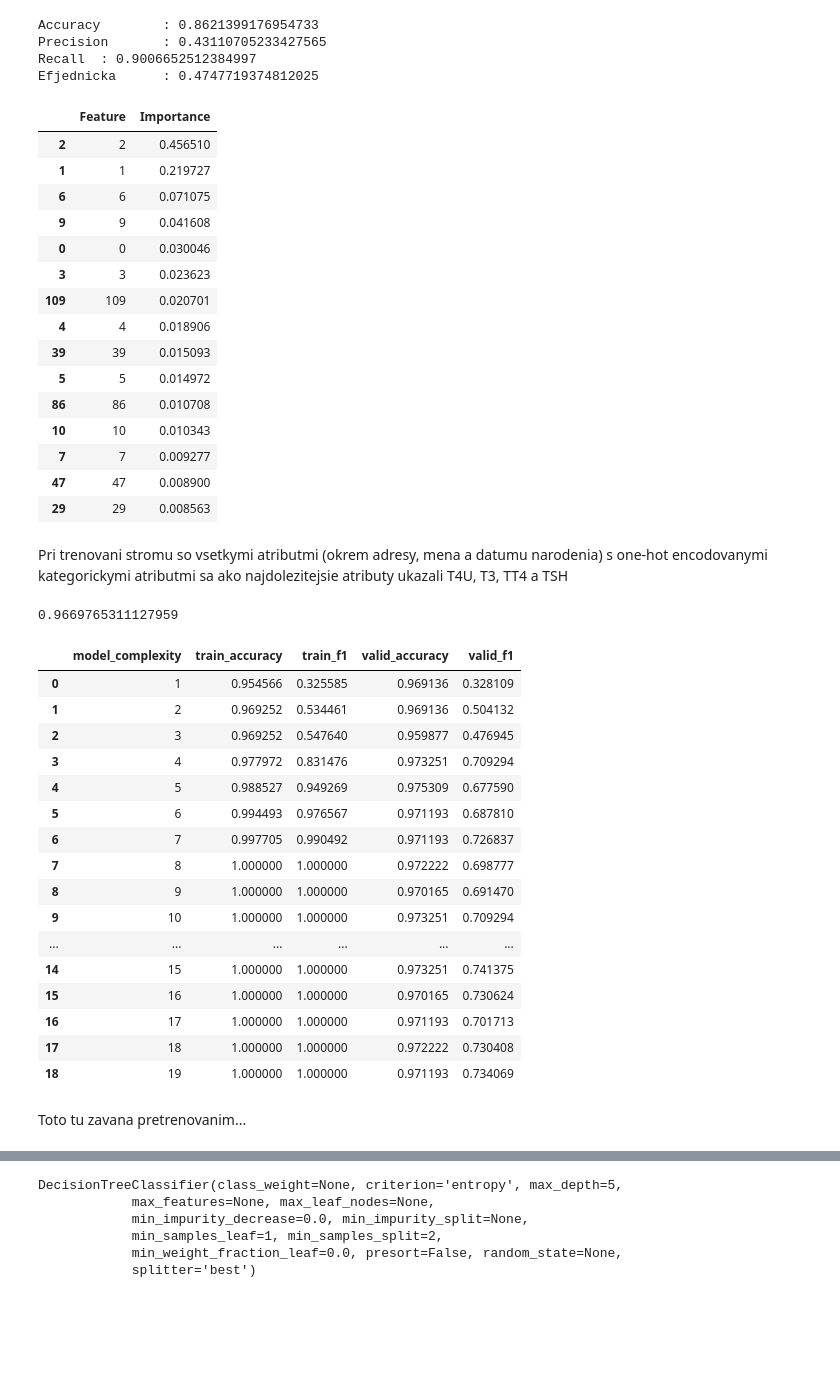
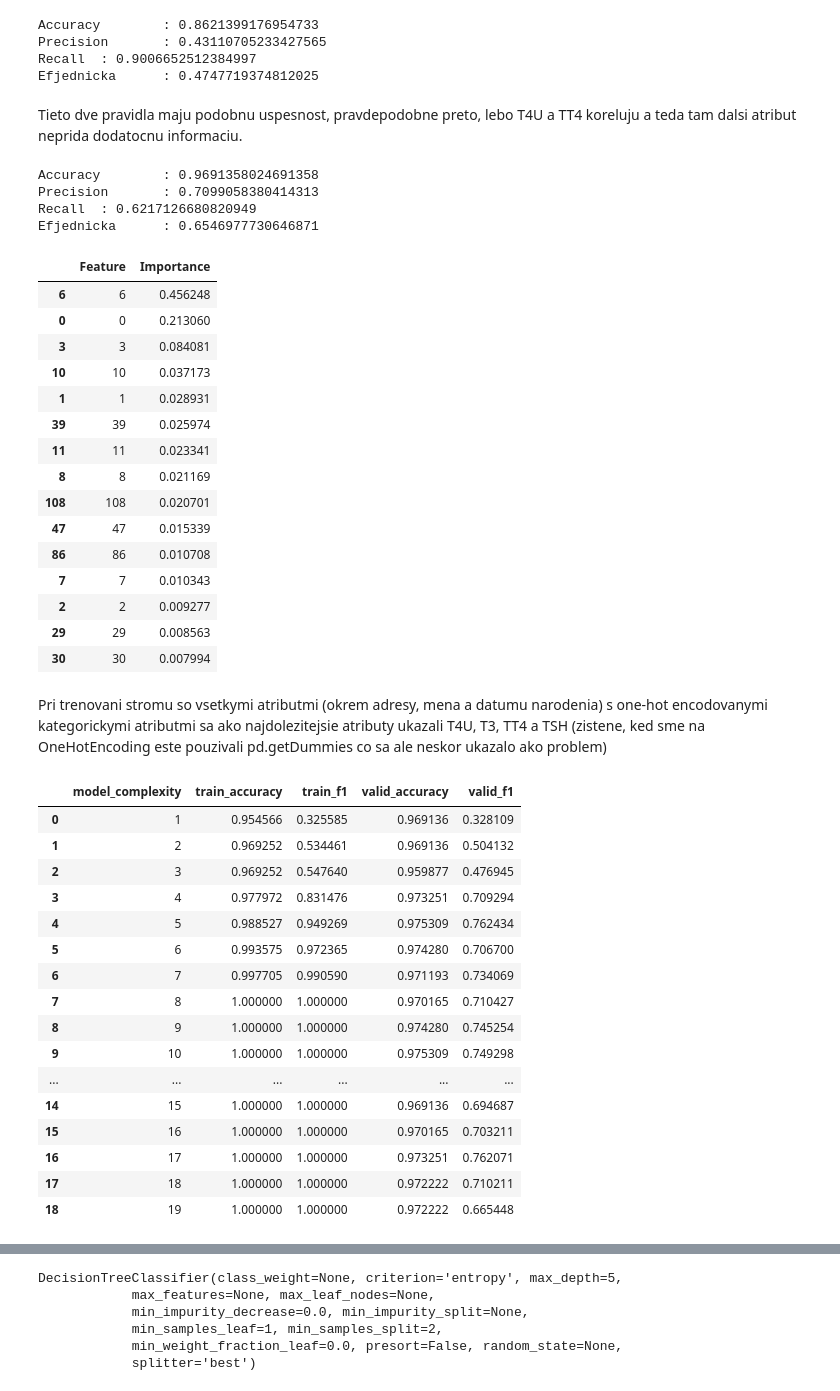
Before and after one commit to MatusPilnan/nadejny-informatik, a Jupyter notebook: utrzok-z-krabicky-od-elemiek.ipynb, the cells around one changed output, grey strips where cells are left out. Saved outputs shown, nothing was run; the diff lists cells and outputs as text; code cells hidden in the pictures; blank space fills up the shorter version.

```diff
--- a/utrzok-z-krabicky-od-elemiek.ipynb
+++ b/utrzok-z-krabicky-od-elemiek.ipynb
@@ -100,6 +98,8 @@ Accuracy        : 0.8621399176954733
 Precision       : 0.43110705233427565
 Recall  : 0.9006652512384997
 Efjednicka      : 0.4747719374812025
+# %% [markdown]
+Tieto dve pravidla maju podobnu uspesnost, pravdepodobne preto, lebo T4U a TT4 koreluju a teda tam dalsi atribut neprida dodatocnu informaciu.
 # %%
 from sklearn.compose import ColumnTransformer, make_column_transformer
 from sklearn.preprocessing import *
@@ -148,38 +146,48 @@ zakodovane_trenovacie = zakoduj(trenovacie)
 # %%
 def natrenuj(klasifikator, data, podla_stlpcov=[]):
     X = data[podla_stlpcov] if podla_stlpcov else data.select_dtypes(numpy.number)
     # v zakodovanych datach su (temer) vsetky atributy numericke takze ked vezmeme vsetky numericke tak je dobre
     y = data['class']
     klasifikator.fit(X, y)
 
 
 klasifikator_vsetkeho = DecisionTreeClassifier(criterion='entropy')
 natrenuj(klasifikator_vsetkeho, zakodovane_trenovacie)
+pred = klasifikator_vsetkeho.predict(zakodovane_overovacie.drop('class', axis=1))
+a = accuracy_score(zakodovane_overovacie['class'], pred)
+p = precision_score(zakodovane_overovacie['class'], pred, average='macro')
+r = recall_score(zakodovane_overovacie['class'], pred, average='macro')
+f = f1_score(zakodovane_overovacie['class'], pred, average='macro')
+porovnanie_vysledkov = porovnanie_vysledkov.append({'Sposob': 'Strom so vsetkymi atr.', 'accuracy': a, 'precision': p, 'recall': r, 'f1 macro': f}, ignore_index=True)
+print('Accuracy \t: ' + str(a))
+print('Precision\t: ' + str(p))
+print('Recall \t: ' + str(r))
+print('Efjednicka\t: ' + str(f))
 dolezitost = pd.DataFrame({'Feature': zakodovane_trenovacie.select_dtypes(numpy.number).columns, 'Importance': klasifikator_vsetkeho.feature_importances_})
 dolezitost.sort_values(by='Importance', ascending=False).head(15)
 # %% [output]
+Accuracy        : 0.9691358024691358
+Precision       : 0.7099058380414313
+Recall  : 0.6217126680820949
+Efjednicka      : 0.6546977730646871
 |  | Feature | Importance |
-| 2 | 2 | 0.456510 |
-| 1 | 1 | 0.219727 |
-| 6 | 6 | 0.071075 |
-| 9 | 9 | 0.041608 |
-| 0 | 0 | 0.030046 |
-| 3 | 3 | 0.023623 |
-| 109 | 109 | 0.020701 |
-| 4 | 4 | 0.018906 |
-| 39 | 39 | 0.015093 |
-| 5 | 5 | 0.014972 |
+| 6 | 6 | 0.456248 |
+| 0 | 0 | 0.213060 |
+| 3 | 3 | 0.084081 |
+| 10 | 10 | 0.037173 |
+| 1 | 1 | 0.028931 |
+| 39 | 39 | 0.025974 |
+| 11 | 11 | 0.023341 |
+| 8 | 8 | 0.021169 |
+| 108 | 108 | 0.020701 |
+| 47 | 47 | 0.015339 |
 | 86 | 86 | 0.010708 |
-| 10 | 10 | 0.010343 |
-| 7 | 7 | 0.009277 |
-| 47 | 47 | 0.008900 |
+| 7 | 7 | 0.010343 |
+| 2 | 2 | 0.009277 |
 | 29 | 29 | 0.008563 |
+| 30 | 30 | 0.007994 |
 # %% [markdown]
-Pri trenovani stromu so vsetkymi atributmi (okrem adresy, mena a datumu narodenia) s one-hot encodovanymi kategorickymi atributmi sa ako najdolezitejsie atributy ukazali T4U, T3, TT4 a TSH
+Pri trenovani stromu so vsetkymi atributmi (okrem adresy, mena a datumu narodenia) s one-hot encodovanymi kategorickymi atributmi sa ako najdolezitejsie atributy ukazali T4U, T3, TT4 a TSH (zistene, ked sme na OneHotEncoding este pouzivali pd.getDummies co sa ale neskor ukazalo ako problem)
-# %%
-pd.Series(cross_val_score(klasifikator_vsetkeho, zakodovane_trenovacie.select_dtypes(numpy.number), zakodovane_trenovacie['class'], cv=10)).mean()
-# %% [output]
-0.9669765311127959
 # %%
 def testy_hlbok(trenovacie, overovacie, stlpce=[], klasifikator=DecisionTreeClassifier(criterion='entropy')):
     X_train = trenovacie[stlpce] if stlpce else trenovacie.select_dtypes(numpy.number)
@@ -218,6 +221,4 @@ def pridajnuly(z, do):
 # %%
-zakodovane_overovacie = zakoduj(overovacie)
-# pridajnuly(zakodovane_trenovacie, zakodovane_overovacie)
 zlozitosti_na_vsetkom = pd.DataFrame(testy_hlbok(zakodovane_trenovacie, zakodovane_overovacie, klasifikator=klasifikator_vsetkeho))
 zlozitosti_na_vsetkom
 # %% [output]
@@ -226,17 +227,15 @@ zlozitosti_na_vsetkom
 | 1 | 2 | 0.969252 | 0.534461 | 0.969136 | 0.504132 |
 | 2 | 3 | 0.969252 | 0.547640 | 0.959877 | 0.476945 |
 | 3 | 4 | 0.977972 | 0.831476 | 0.973251 | 0.709294 |
-| 4 | 5 | 0.988527 | 0.949269 | 0.975309 | 0.677590 |
-| 5 | 6 | 0.994493 | 0.976567 | 0.971193 | 0.687810 |
-| 6 | 7 | 0.997705 | 0.990492 | 0.971193 | 0.726837 |
-| 7 | 8 | 1.000000 | 1.000000 | 0.972222 | 0.698777 |
-| 8 | 9 | 1.000000 | 1.000000 | 0.970165 | 0.691470 |
-| 9 | 10 | 1.000000 | 1.000000 | 0.973251 | 0.709294 |
+| 4 | 5 | 0.988527 | 0.949269 | 0.975309 | 0.762434 |
+| 5 | 6 | 0.993575 | 0.972365 | 0.974280 | 0.706700 |
+| 6 | 7 | 0.997705 | 0.990590 | 0.971193 | 0.734069 |
+| 7 | 8 | 1.000000 | 1.000000 | 0.970165 | 0.710427 |
+| 8 | 9 | 1.000000 | 1.000000 | 0.974280 | 0.745254 |
+| 9 | 10 | 1.000000 | 1.000000 | 0.975309 | 0.749298 |
 | ... | ... | ... | ... | ... | ... |
-| 14 | 15 | 1.000000 | 1.000000 | 0.973251 | 0.741375 |
-| 15 | 16 | 1.000000 | 1.000000 | 0.970165 | 0.730624 |
-| 16 | 17 | 1.000000 | 1.000000 | 0.971193 | 0.701713 |
-| 17 | 18 | 1.000000 | 1.000000 | 0.972222 | 0.730408 |
-| 18 | 19 | 1.000000 | 1.000000 | 0.971193 | 0.734069 |
+| 14 | 15 | 1.000000 | 1.000000 | 0.969136 | 0.694687 |
+| 15 | 16 | 1.000000 | 1.000000 | 0.970165 | 0.703211 |
+| 16 | 17 | 1.000000 | 1.000000 | 0.973251 | 0.762071 |
+| 17 | 18 | 1.000000 | 1.000000 | 0.972222 | 0.710211 |
+| 18 | 19 | 1.000000 | 1.000000 | 0.972222 | 0.665448 |
-# %% [markdown]
-Toto tu zavana pretrenovanim...
```
Also changed, not shown: parts of 17 cells of this notebook.
